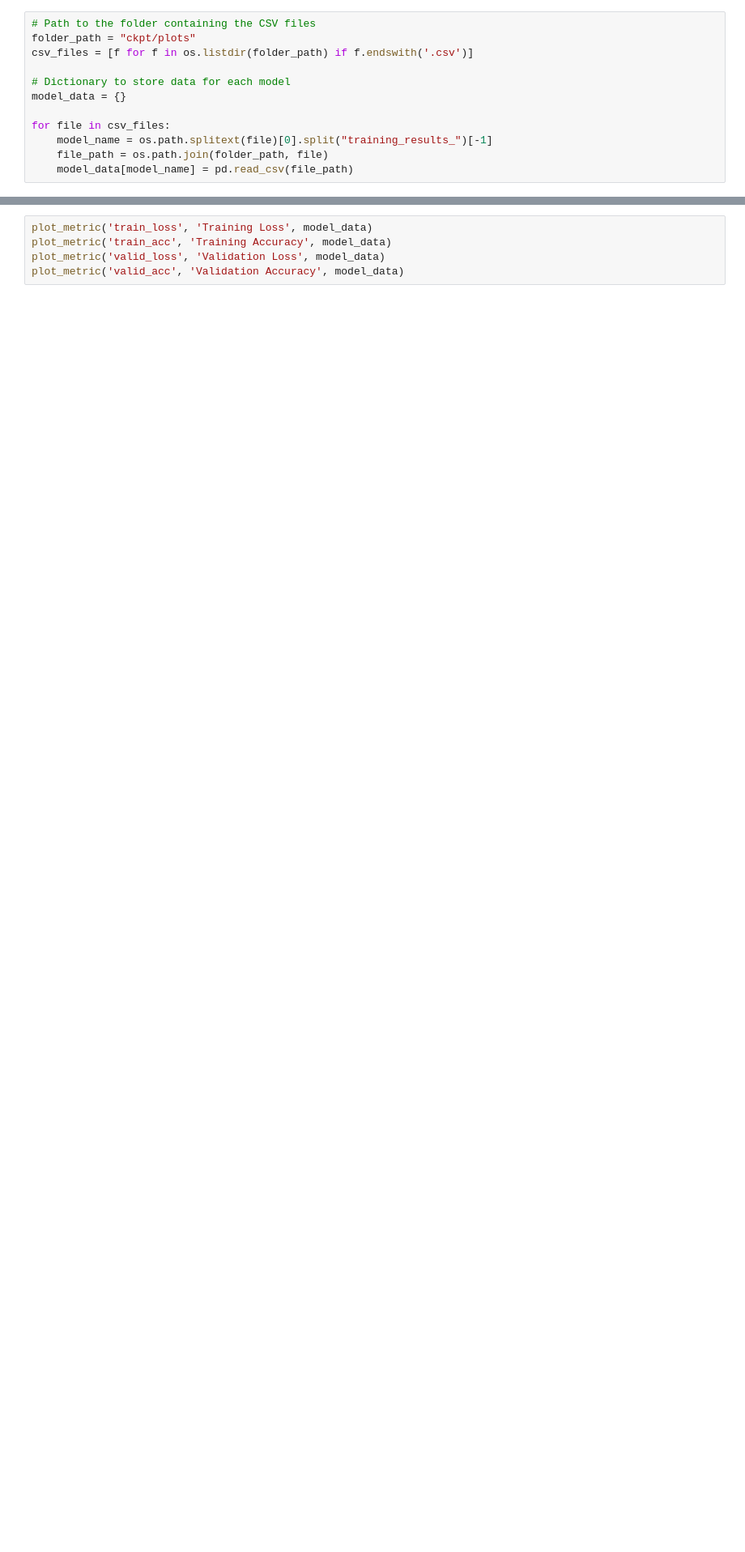
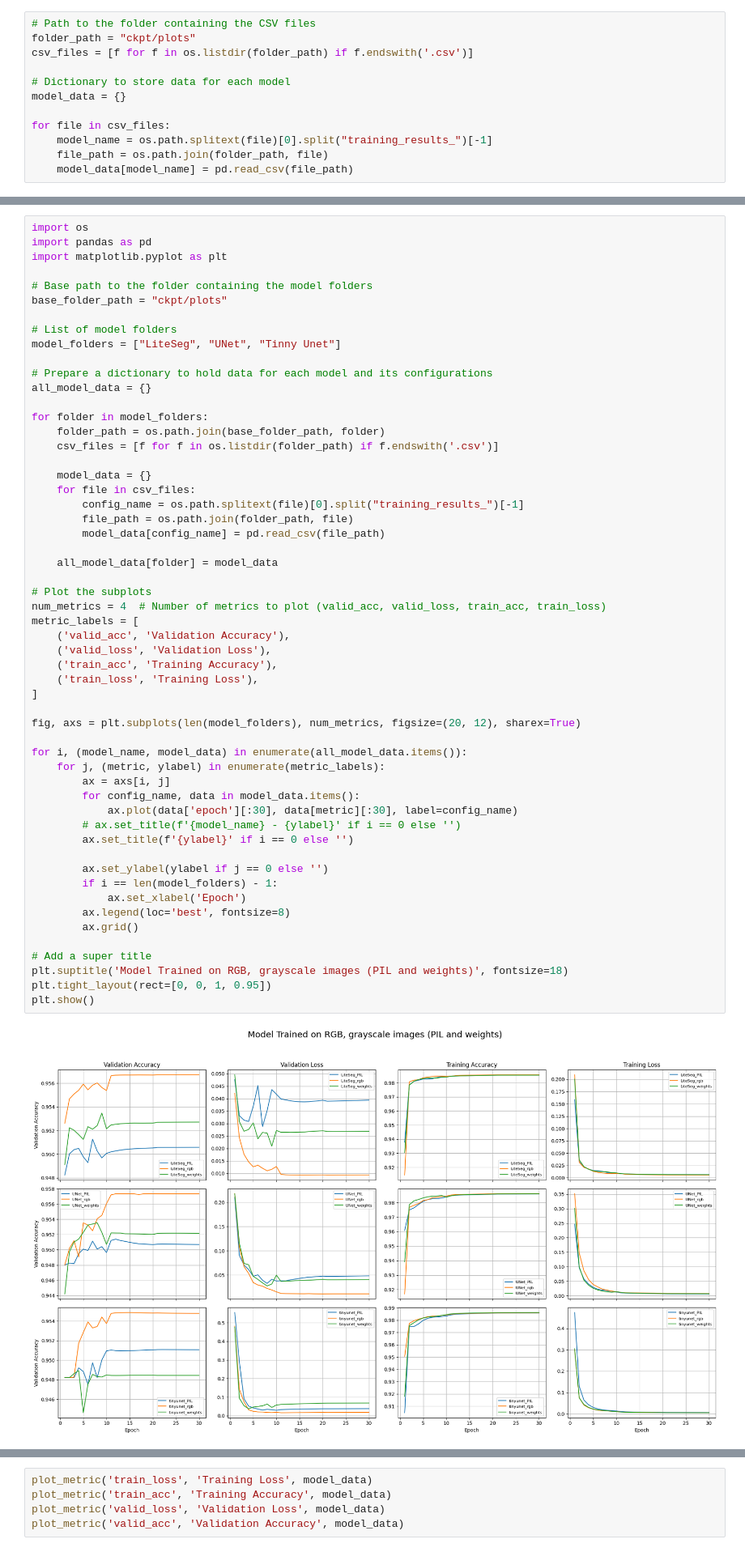
Before and after one commit to usmanraza121/Learned_weights_FUSeg, a Jupyter notebook: plots.ipynb, the cells around one changed output, grey strips where cells are left out. Shown at 81% size. Saved outputs shown, nothing was run; the diff lists cells and outputs as text; blank space fills up the shorter version.

```diff
--- a/plots.ipynb
+++ b/plots.ipynb
@@ -119,3 +228,60 @@ plot_metric('valid_acc', 'Validation Accuracy', model_data)
+# %%
+import os
+import pandas as pd
+import matplotlib.pyplot as plt
+
+# Base path to the folder containing the model folders
+base_folder_path = "ckpt/plots"
+
+# List of model folders
+model_folders = ["LiteSeg", "UNet", "Tinny Unet"]
+
+# Prepare a dictionary to hold data for each model and its configurations
+all_model_data = {}
+
+for folder in model_folders:
+    folder_path = os.path.join(base_folder_path, folder)
+    csv_files = [f for f in os.listdir(folder_path) if f.endswith('.csv')]
+
+    model_data = {}
+    for file in csv_files:
+        config_name = os.path.splitext(file)[0].split("training_results_")[-1]
+        file_path = os.path.join(folder_path, file)
+        model_data[config_name] = pd.read_csv(file_path)
+
+    all_model_data[folder] = model_data
+
+# Plot the subplots
+num_metrics = 4  # Number of metrics to plot (valid_acc, valid_loss, train_acc, train_loss)
+metric_labels = [
+    ('valid_acc', 'Validation Accuracy'),
+    ('valid_loss', 'Validation Loss'),
+    ('train_acc', 'Training Accuracy'),
+    ('train_loss', 'Training Loss'),
+]
+
+fig, axs = plt.subplots(len(model_folders), num_metrics, figsize=(20, 12), sharex=True)
+
+for i, (model_name, model_data) in enumerate(all_model_data.items()):
+    for j, (metric, ylabel) in enumerate(metric_labels):
+        ax = axs[i, j]
+        for config_name, data in model_data.items():
+            ax.plot(data['epoch'][:30], data[metric][:30], label=config_name)
+        # ax.set_title(f'{model_name} - {ylabel}' if i == 0 else '')
+        ax.set_title(f'{ylabel}' if i == 0 else '')
+
+        ax.set_ylabel(ylabel if j == 0 else '')
+        if i == len(model_folders) - 1:
+            ax.set_xlabel('Epoch')
+        ax.legend(loc='best', fontsize=8)
+        ax.grid()
+
+# Add a super title
+plt.suptitle('Model Trained on RGB, grayscale images (PIL and weights)', fontsize=18)
+plt.tight_layout(rect=[0, 0, 1, 0.95])
+plt.show()
+# %% [output]
+[figure, added]
 # %%
 def plot_metric(metric, ylabel, model_data, save_dir="plots"):
     os.makedirs(save_dir, exist_ok=True)
```
Also changed, not shown: parts of 6 cells of this notebook, 5 other files.
